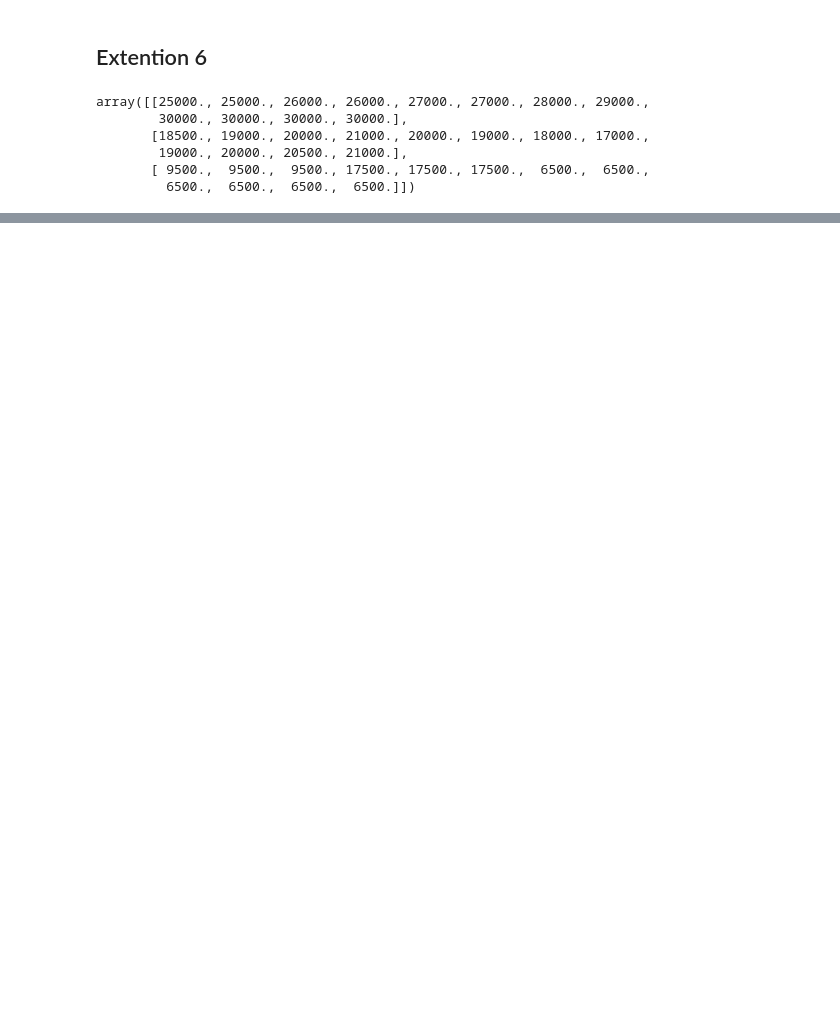
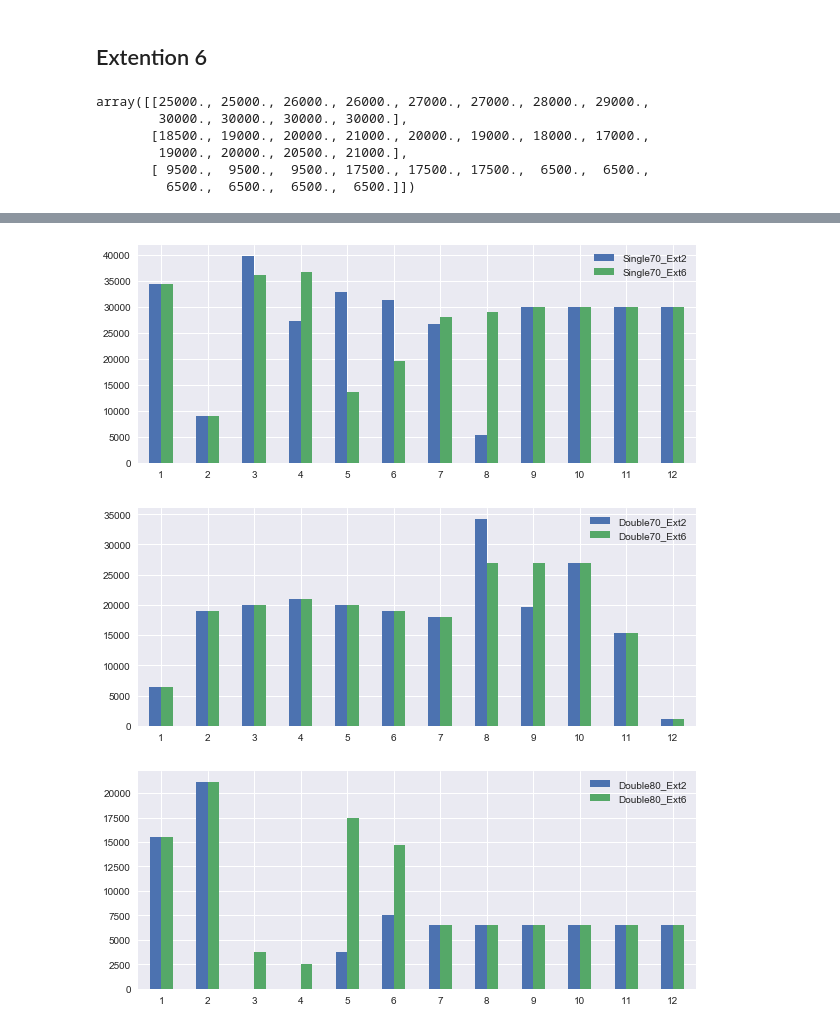
Before and after one commit to harunkivril/IE313_Assignment1, a Jupyter notebook: Harun/Assignment1.ipynb, the cells around one changed output, grey strips where cells are left out. Cells and saved outputs as stored; diff of their text form; code cells hidden in the pictures; blank space fills up the shorter version.

```diff
--- a/Harun/Assignment1.ipynb
+++ b/Harun/Assignment1.ipynb
@@ -521,0 +867,16 @@ M_Base.pprint()
+# %%
+plt.style.use('seaborn')
+fig, ax = plt.subplots(figsize=(10,4))
+ax = ext2['X'][['Single70']].join(ext6['X'][['Single70']], lsuffix='_Ext2', rsuffix='_Ext6').plot.bar(rot=0, ax=ax)
+ax.set_xticklabels(range(1,13))
+fig, ax = plt.subplots(figsize=(10,4))
+ax = ext2['X'][['Double70']].join(ext6['X'][['Double70']], lsuffix='_Ext2', rsuffix='_Ext6').plot.bar(rot=0, ax=ax)
+ax.set_xticklabels(range(1,13))
+fig, ax = plt.subplots(figsize=(10,4))
+ax = ext2['X'][['Double80']].join(ext6['X'][['Double80']], lsuffix='_Ext2', rsuffix='_Ext6').plot.bar(rot=0, ax=ax)
+ax.set_xticklabels(range(1,13))
+plt.show()
+# %% [output]
+[figure, added]
+[figure, added]
+[figure, added]
```
Also changed, not shown: parts of 37 cells of this notebook.
